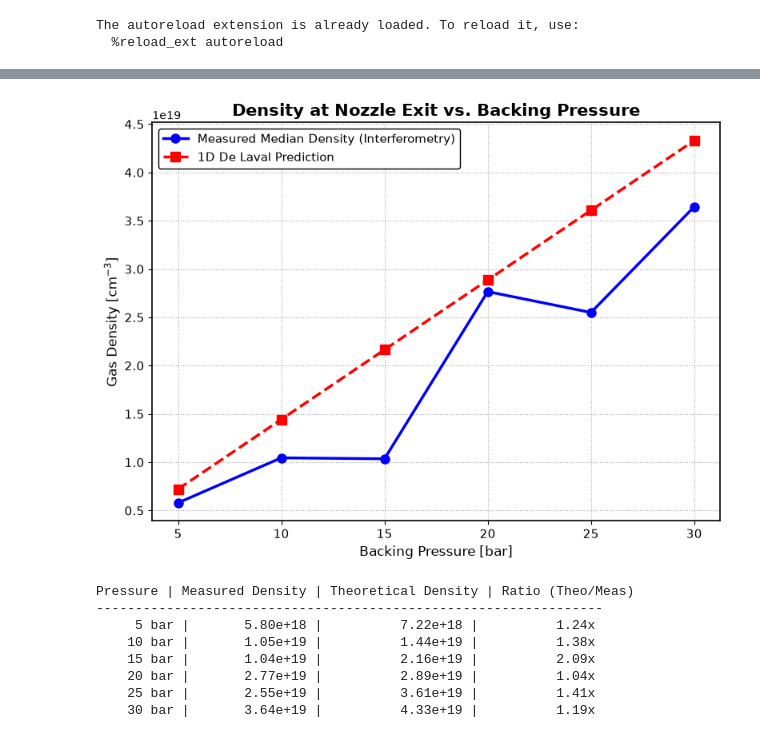
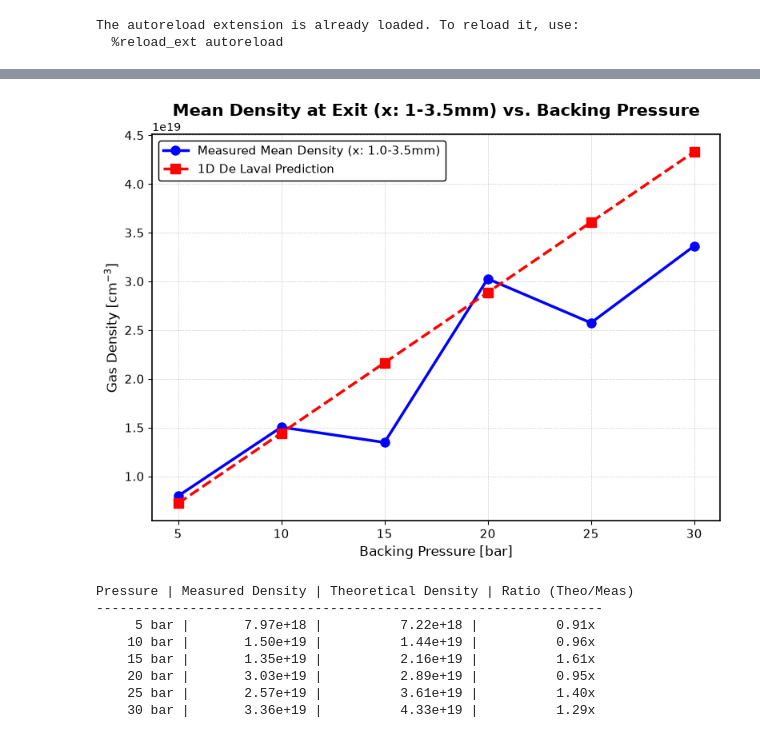
Before and after one commit to MalkaTargetry/nozzle_analysis, a Jupyter notebook: notebooks/nozzle_142.ipynb, the cells around one changed output, grey strips where cells are left out. Saved outputs shown, nothing was run; the diff lists cells and outputs as text; code cells hidden in the pictures.

Commit message:
changed the order of analysis in nozzle_142

```diff
--- a/notebooks/nozzle_142.ipynb
+++ b/notebooks/nozzle_142.ipynb
@@ -470,20 +108,0 @@ Unsupported data type for _convert.
-# %%
-
-# Crop to 6mm and Flip (so y=0 is the nozzle edge)
-phi_cropped = sa.crop_and_format_phase_map(
-    calibrated_phase_para,
-    nozzle_edge_y=ref_edge,
-    px_to_mm=px_to_mm,
-    max_height_mm=6.0
-)
-
-# Calculate Depth
-y_mm_para, depth_fit_para, depth_debug = sa.estimate_depth_profile(
-    phi_cropped,
-    px_to_mm,
-    nozzle_opening=NOZZLE_OPENING_MM,
-    fit_type="log_constrained",
-    exclude_y_mm=0.6,
-    debug_show=False,
-
-)
@@ -828,73 +283,47 @@ measured_exit_lineout_25bar = density_map_25bar[edge_z_pixel, int(x_left):int(x_
 # # Density vs Pressure Comparison
 
 # %%
-import numpy as np
-import matplotlib.pyplot as plt
-
-# 1. Define pressures and gather the lineouts
-pressures = np.array([5, 10, 15, 20, 25, 30])
-lineouts = [
-    measured_exit_lineout_5bar,
-    measured_exit_lineout_10bar,
-    measured_exit_lineout_15bar,
-    measured_exit_lineout_20bar,
-    measured_exit_lineout_25bar,
-    measured_exit_lineout_30bar
-]
-
-# 2. Calculate the measured median density for each pressure
-measured_medians = np.array([np.median(lineout) for lineout in lineouts])
-
-# 3. Calculate the theoretical peak density for each pressure
-theoretical_peak_density_30bar = 4.33e19
-theoretical_densities = (pressures / 30.0) * theoretical_peak_density_30bar
-
-# 4. Plotting
 fig, ax = plt.subplots(figsize=(8, 6), facecolor="white")
 ax.set_facecolor("white")
 
 # Plot empirical measurements
-ax.plot(pressures, measured_medians, marker='o', color="blue", linewidth=2.5, markersize=8,
-        label="Measured Median Density (Interferometry)")
+ax.plot(pressures, measured_means, marker='o', color="blue", linewidth=2.5, markersize=8,
+        label="Measured Mean Density (x: 1.0-3.5mm)")
 
 # Plot theoretical predictions
 ax.plot(pressures, theoretical_densities, marker='s', color="red", linestyle="--", linewidth=2.5, markersize=8,
         label="1D De Laval Prediction")
 
-# Formatting - Forcing colors to black for dark mode IDEs
-ax.set_title("Density at Nozzle Exit vs. Backing Pressure", fontsize=15, color="black", fontweight="bold")
+ax.set_title("Mean Density at Exit (x: 1-3.5mm) vs. Backing Pressure", fontsize=15, color="black", fontweight="bold")
 ax.set_xlabel("Backing Pressure [bar]", fontsize=12, color="black")
 ax.set_ylabel("Gas Density [cm$^{-3}$]", fontsize=12, color="black")
 ax.tick_params(colors="black", labelsize=11)
 
-# Force the plot borders (spines) to be black
 for spine in ax.spines.values():
     spine.set_color("black")
     spine.set_linewidth(1.2)
 
 ax.grid(True, linestyle=":", alpha=0.7, color="gray")
 
-# Place legend in the upper left and force text to black
 legend = ax.legend(loc="upper left", fontsize=11, facecolor="white", framealpha=1.0, edgecolor="black")
 for text in legend.get_texts():
     text.set_color("black")
 
 plt.tight_layout()
 plt.show()
 
-# Print out the discrepancy ratios for review
 print("Pressure | Measured Density | Theoretical Density | Ratio (Theo/Meas)")
 print("-" * 65)
-for p, meas, theo in zip(pressures, measured_medians, theoretical_densities):
+for p, meas, theo in zip(pressures, measured_means, theoretical_densities):
     ratio = theo / meas
     print(f"{p:>6} bar | {meas:>14.2e} | {theo:>17.2e} | {ratio:>13.2f}x")
 # %% [output]
-[figure, old version]
+[figure, new version]
 Pressure | Measured Density | Theoretical Density | Ratio (Theo/Meas)
 -----------------------------------------------------------------
-     5 bar |       5.80e+18 |          7.22e+18 |          1.24x
-    10 bar |       1.05e+19 |          1.44e+19 |          1.38x
-    15 bar |       1.04e+19 |          2.16e+19 |          2.09x
-    20 bar |       2.77e+19 |          2.89e+19 |          1.04x
-    25 bar |       2.55e+19 |          3.61e+19 |          1.41x
-    30 bar |       3.64e+19 |          4.33e+19 |          1.19x
+     5 bar |       7.97e+18 |          7.22e+18 |          0.91x
+    10 bar |       1.50e+19 |          1.44e+19 |          0.96x
+    15 bar |       1.35e+19 |          2.16e+19 |          1.61x
+    20 bar |       3.03e+19 |          2.89e+19 |          0.95x
+    25 bar |       2.57e+19 |          3.61e+19 |          1.40x
+    30 bar |       3.36e+19 |          4.33e+19 |          1.29x
```
Also changed, not shown: parts of 38 cells of this notebook, 1 other file.
